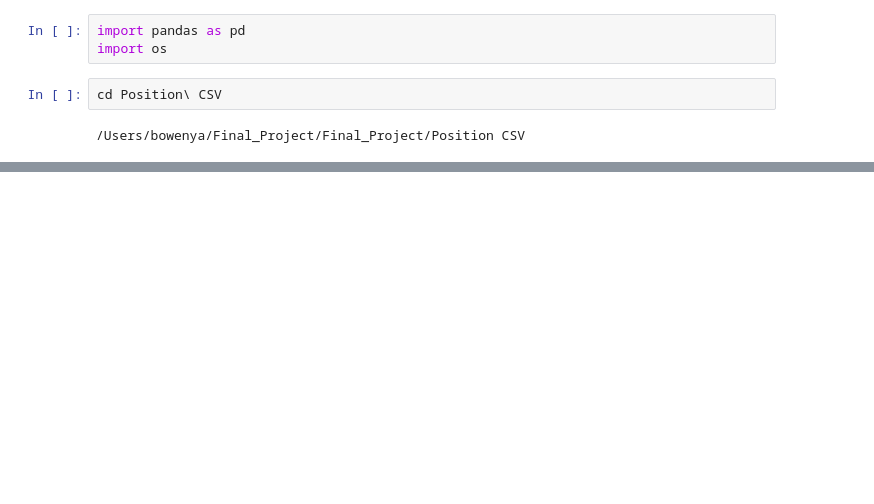
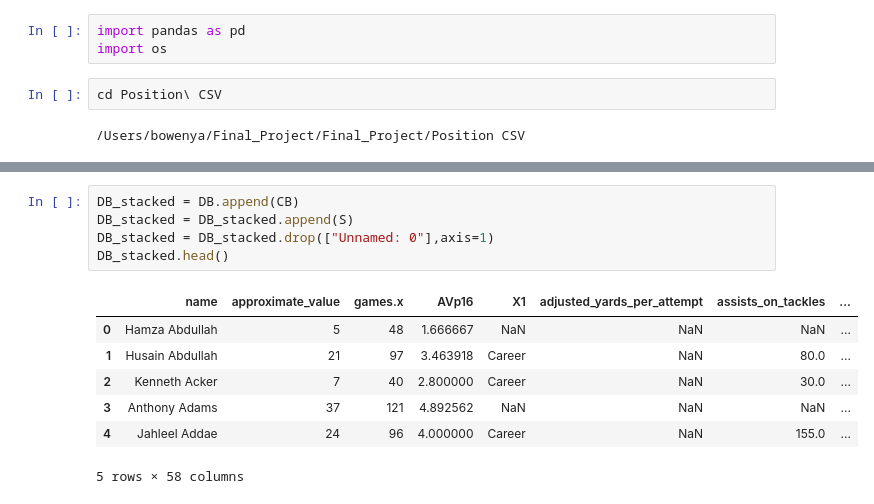
Before and after one commit to cburks03/Final_Project, a Jupyter notebook: stacking.ipynb, the cells around one changed output, grey strips where cells are left out. Cells and saved outputs as stored; diff of their text form; blank space fills up the shorter version.

```diff
--- a/stacking.ipynb
+++ b/stacking.ipynb
@@ -27,0 +85,13 @@ len(df)
+# %%
+DB_stacked = DB.append(CB)
+DB_stacked = DB_stacked.append(S)
+DB_stacked = DB_stacked.drop(["Unnamed: 0"],axis=1)
+DB_stacked.head()
+# %% [output]
+|  | name | approximate_value | games.x | AVp16 | X1 | adjusted_yards_per_attempt | assists_on_tackles | ... |
+| 0 | Hamza Abdullah | 5 | 48 | 1.666667 | NaN | NaN | NaN | ... |
+| 1 | Husain Abdullah | 21 | 97 | 3.463918 | Career | NaN | 80.0 | ... |
+| 2 | Kenneth Acker | 7 | 40 | 2.800000 | Career | NaN | 30.0 | ... |
+| 3 | Anthony Adams | 37 | 121 | 4.892562 | NaN | NaN | NaN | ... |
+| 4 | Jahleel Addae | 24 | 96 | 4.000000 | Career | NaN | 155.0 | ... |
+5 rows × 58 columns
```
Also changed, not shown: parts of 11 cells of this notebook, 5 other files.
